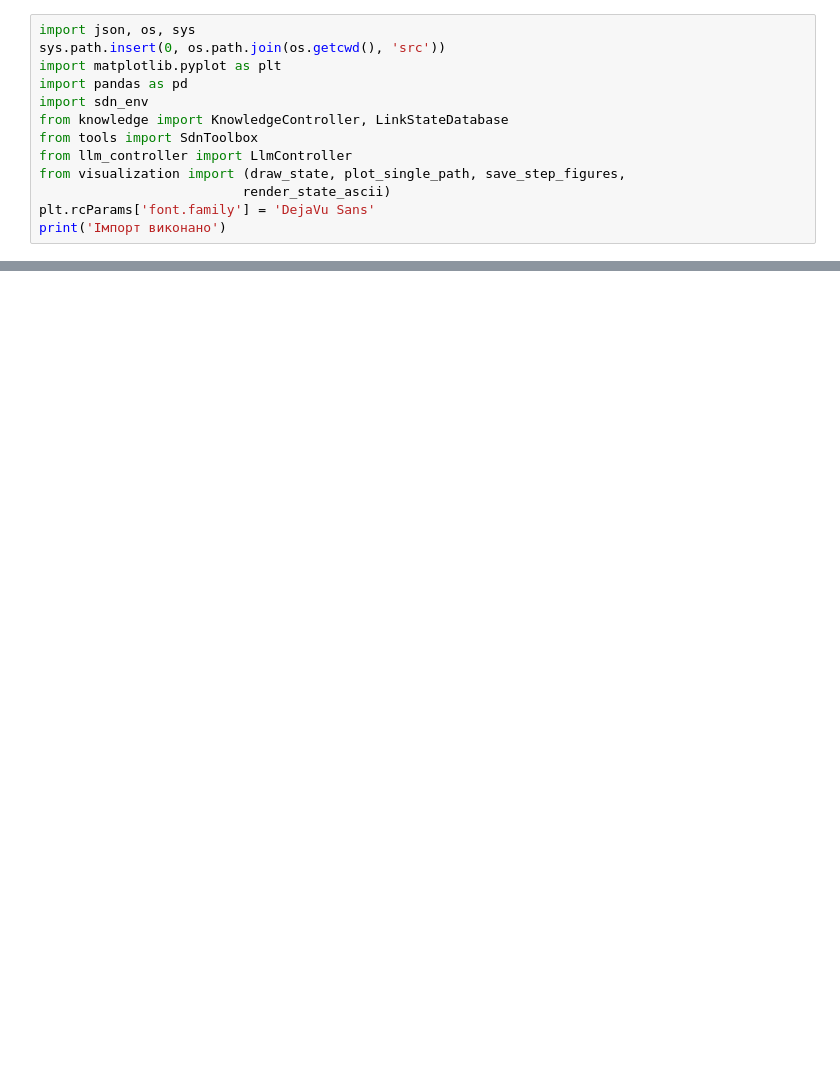
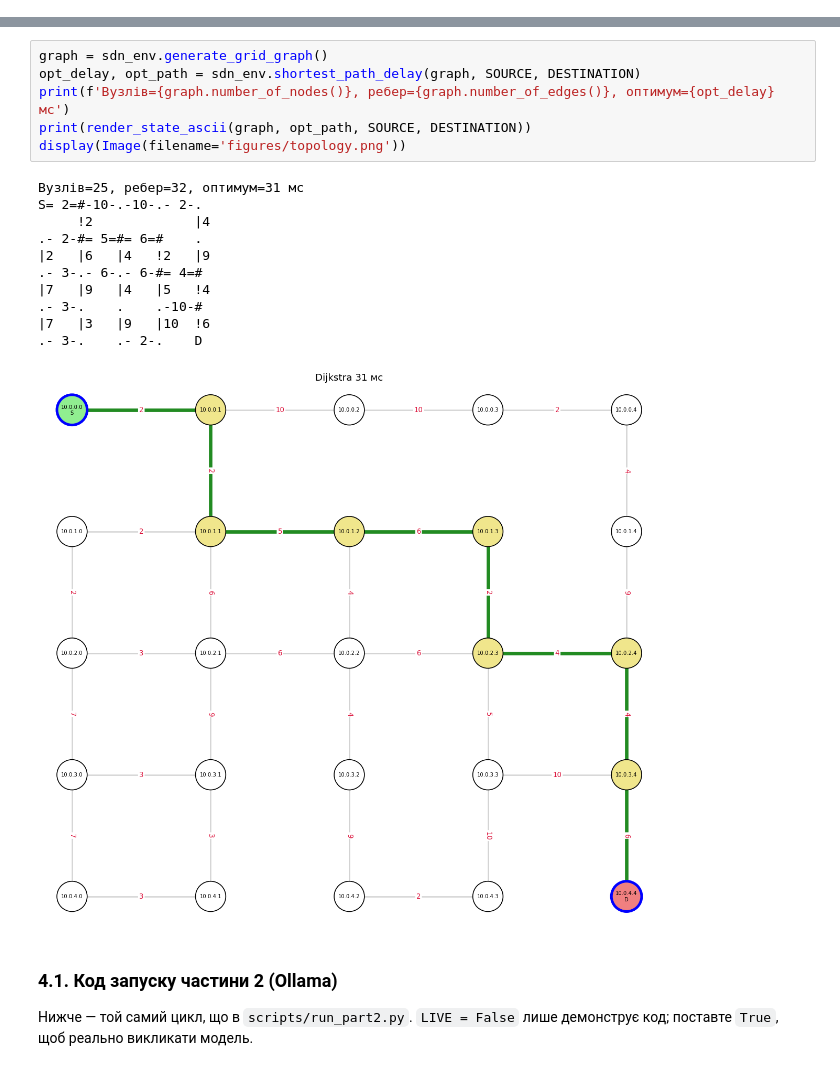
Before and after one commit to Andriy8075/AI_LAB_5, a Jupyter notebook: lab5.ipynb, the cells around one changed output, grey strips where cells are left out. Saved outputs shown, nothing was run; the diff lists cells and outputs as text; blank space fills up the shorter version.

```diff
--- a/lab5.ipynb
+++ b/lab5.ipynb
@@ -8,13 +0,0 @@
-# %%
-import json, os, sys
-sys.path.insert(0, os.path.join(os.getcwd(), 'src'))
-import matplotlib.pyplot as plt
-import pandas as pd
-import sdn_env
-from knowledge import KnowledgeController, LinkStateDatabase
-from tools import SdnToolbox
-from llm_controller import LlmController
-from visualization import (draw_state, plot_single_path, save_step_figures,
-                          render_state_ascii)
-plt.rcParams['font.family'] = 'DejaVu Sans'
-print('Імпорт виконано')
@@ -480,0 +73,22 @@ q11: correct=True | expected=['get_flow_state', 'install_path'] | actual=['get_f
+# %%
+graph = sdn_env.generate_grid_graph()
+opt_delay, opt_path = sdn_env.shortest_path_delay(graph, SOURCE, DESTINATION)
+print(f'Вузлів={graph.number_of_nodes()}, ребер={graph.number_of_edges()}, оптимум={opt_delay} мс')
+print(render_state_ascii(graph, opt_path, SOURCE, DESTINATION))
+display(Image(filename='figures/topology.png'))
+# %% [output]
+Вузлів=25, ребер=32, оптимум=31 мс
+S= 2=#-10-.-10-.- 2-.
+     !2             |4
+.- 2-#= 5=#= 6=#    .
+|2   |6   |4   !2   |9
+.- 3-.- 6-.- 6-#= 4=#
+|7   |9   |4   |5   !4
+.- 3-.    .    .-10-#
+|7   |3   |9   |10  !6
+.- 3-.    .- 2-.    D
+[figure, added]
+# %% [markdown]
+### 4.1. Код запуску частини 2 (Ollama)
+
+Нижче — той самий цикл, що в `scripts/run_part2.py`. `LIVE = False` лише демонструє код; поставте `True`, щоб реально викликати модель.
```
Also changed, not shown: parts of 58 cells of this notebook, 2 other files.
